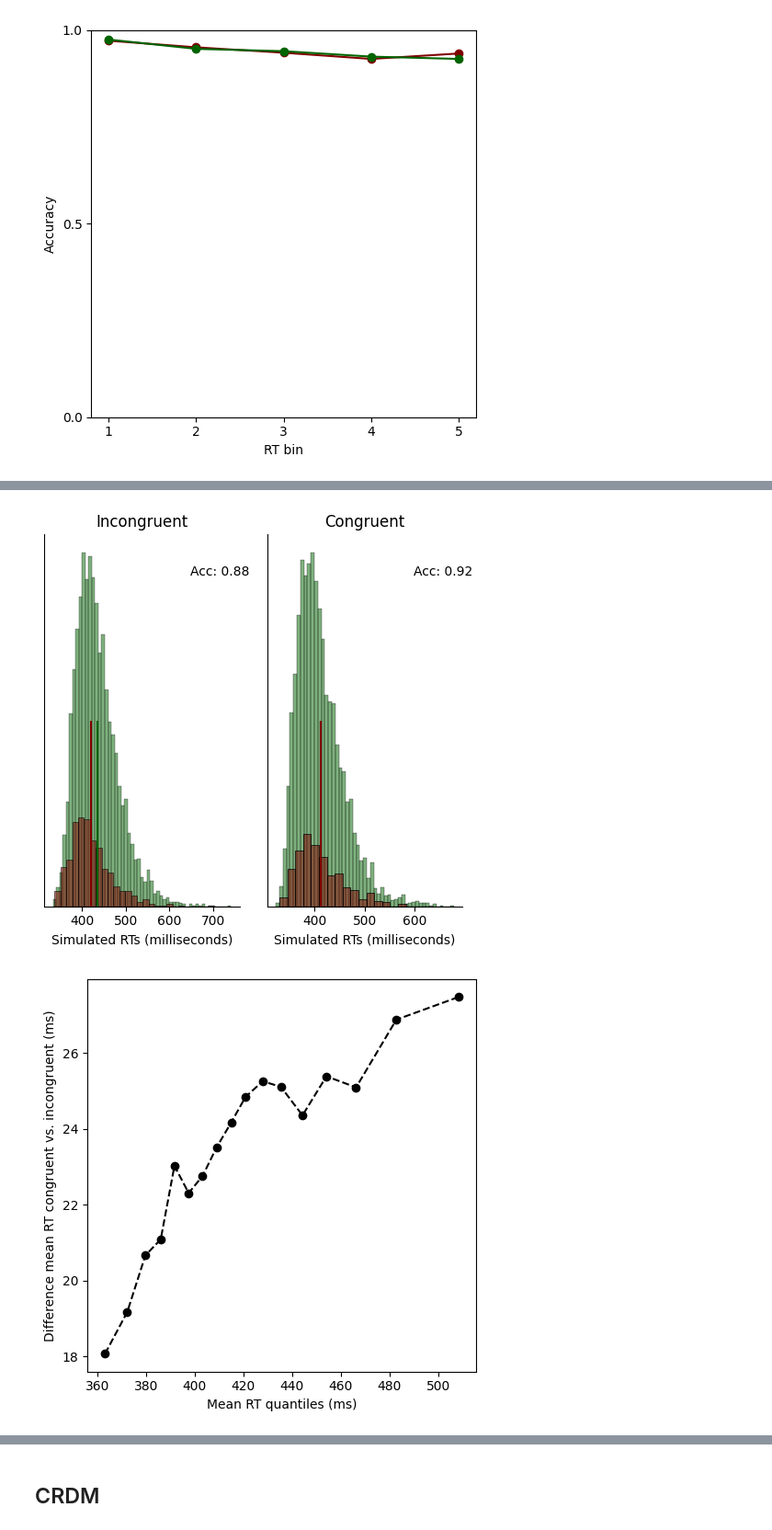
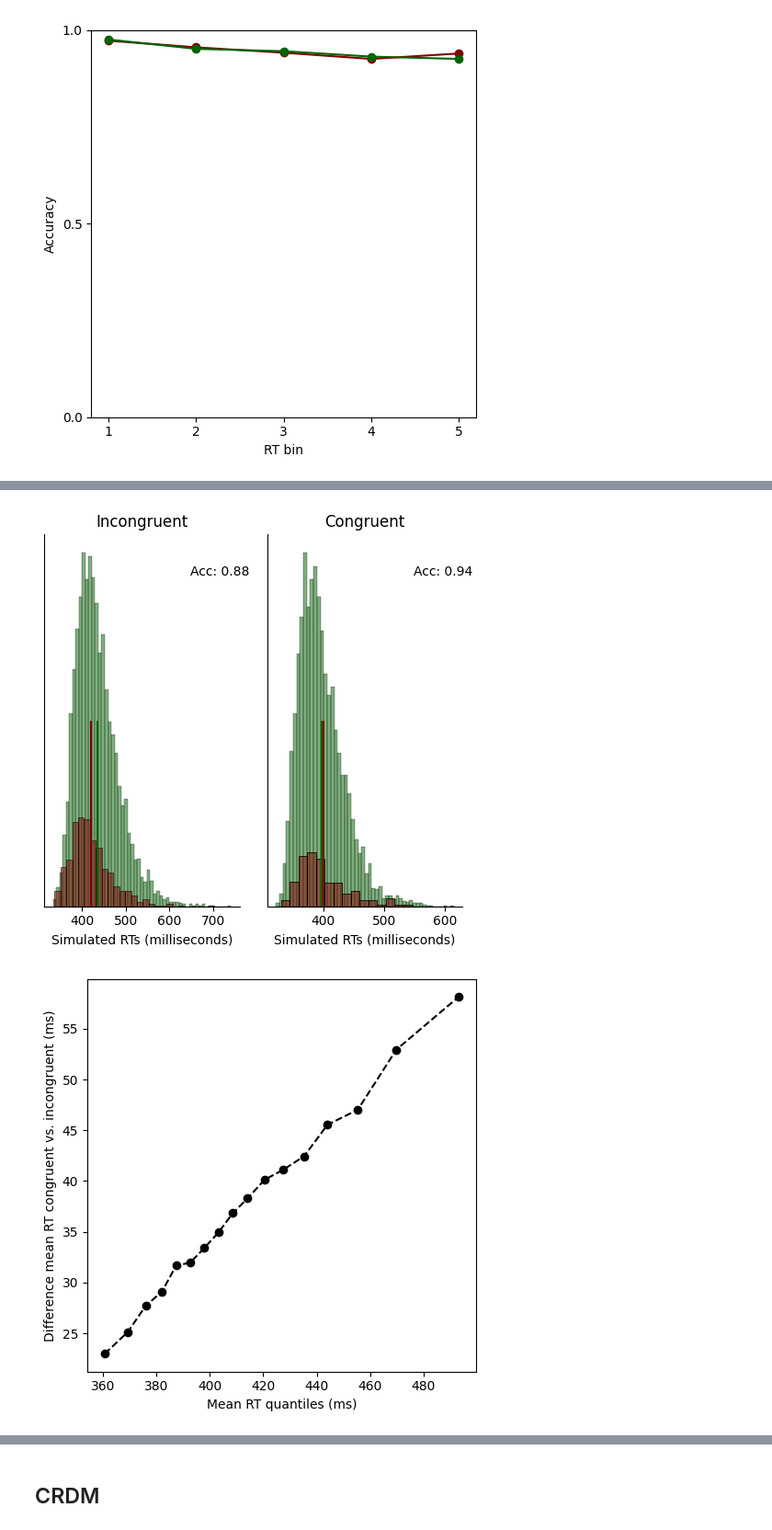
Before and after one commit to maltelueken/neural-race-model-estimation, a Jupyter notebook: notebooks/plot_delta_functions.ipynb, the cells around one changed output, grey strips where cells are left out. Shown at 92% size. Cells and saved outputs as stored; diff of their text form; code cells hidden in the pictures.

```diff
--- a/notebooks/plot_delta_functions.ipynb
+++ b/notebooks/plot_delta_functions.ipynb
@@ -208,19 +209,19 @@ _ = create_caf_plot(data)
 # %%
 params = dict(
     v_intercept=1.0,
-    v_slope_congruent=5.0,
+    v_slope_congruent=6.0,
     v_slope_incongruent=4.0,
     s_true_congruent=0.9,
     s_true_incongruent=0.7,
     b=0.7,
     t0=0.3,
 )
 
 data = simulate_rdm_conditions(**params)
 
 _ = create_pushforward_plot(data)
 _ = create_delta_plot(data)
 _ = create_caf_plot(data)
 # %% [output]
-[figure, old version]
+[figure, new version]
-[figure, old version]
+[figure, new version]
```
Also changed, not shown: parts of 9 cells of this notebook.
